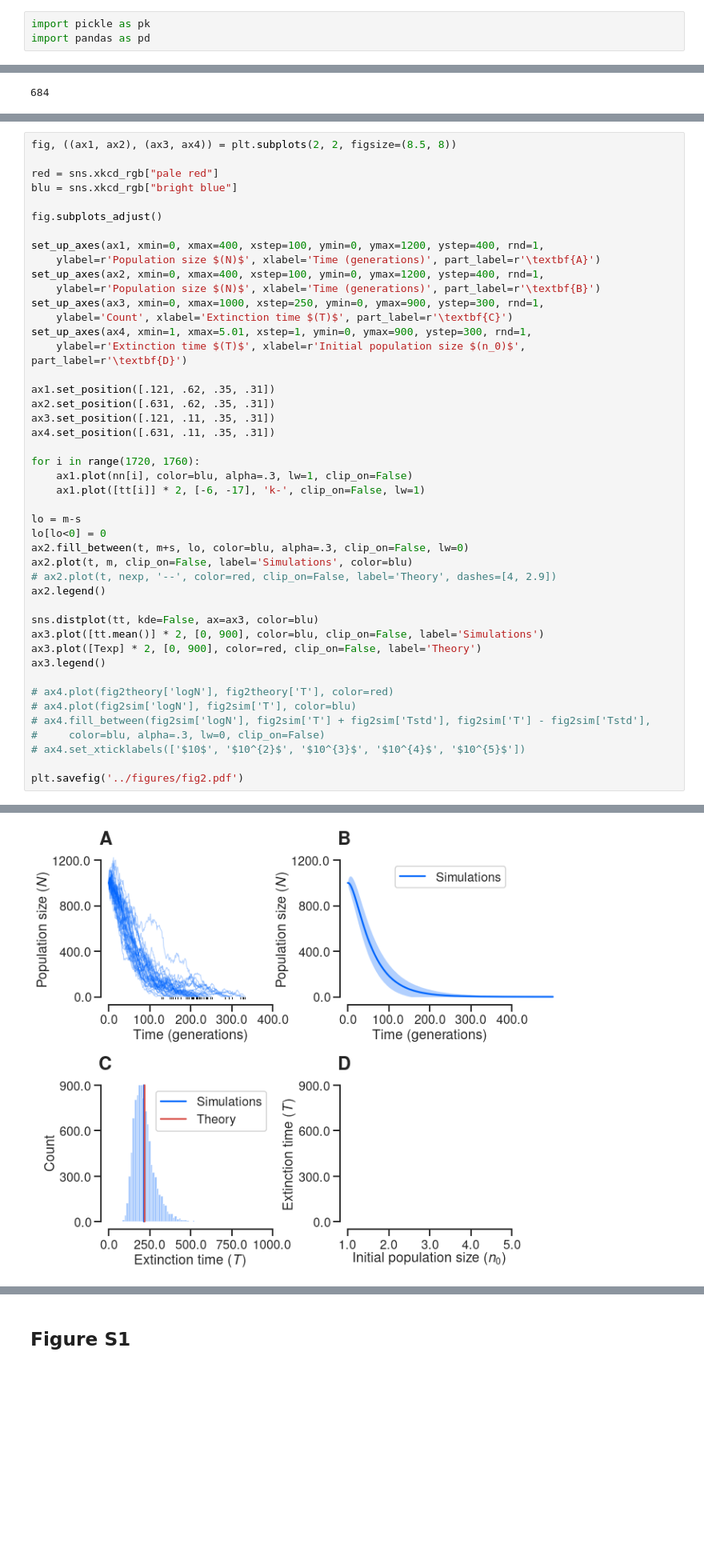
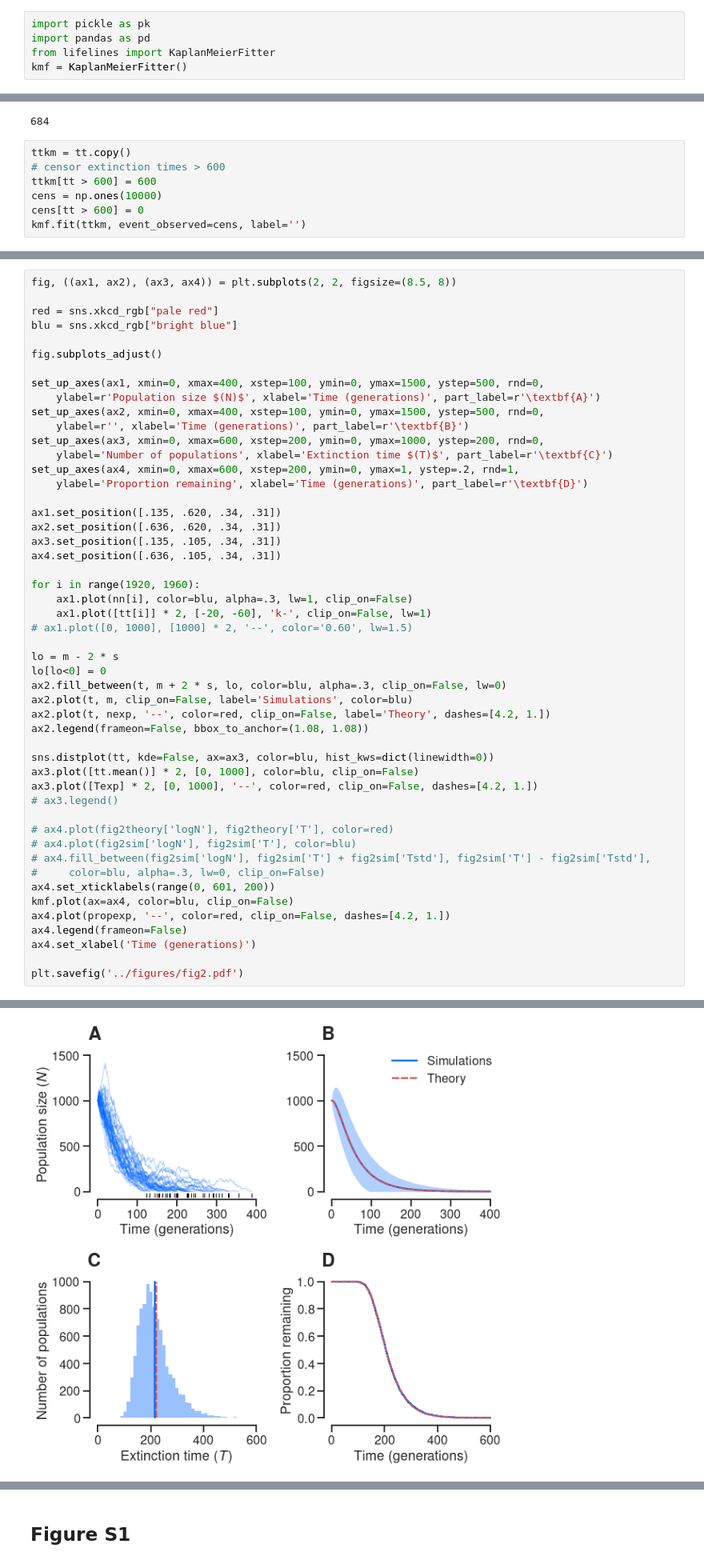
Before and after one commit to rbazev/doomed, a Jupyter notebook: python/fig2.ipynb, the cells around one changed output, grey strips where cells are left out. Shown at 80% size. Saved outputs shown, nothing was run; the diff lists cells and outputs as text; blank space fills up the shorter version.

```diff
--- a/python/fig2.ipynb
+++ b/python/fig2.ipynb
@@ -5,6 +5,8 @@ run doomed.py
 # %%
 import pickle as pk
 import pandas as pd
+from lifelines import KaplanMeierFitter
+kmf = KaplanMeierFitter()
 # %% [markdown]
 ## **(A–C)** Population dynamics and extinction time
 
@@ -114,3 +116,10 @@ s = nmat.std(axis=1, ddof=1)[:tmax]
 tt.max()
 # %% [output]
 684
+# %%
+ttkm = tt.copy()
+# censor extinction times > 600
+ttkm[tt > 600] = 600
+cens = np.ones(10000)
+cens[tt > 600] = 0
+kmf.fit(ttkm, event_observed=cens, label='')
@@ -122,41 +133,46 @@ blu = sns.xkcd_rgb["bright blue"]
 
 fig.subplots_adjust()
 
-set_up_axes(ax1, xmin=0, xmax=400, xstep=100, ymin=0, ymax=1200, ystep=400, rnd=1,
+set_up_axes(ax1, xmin=0, xmax=400, xstep=100, ymin=0, ymax=1500, ystep=500, rnd=0,
     ylabel=r'Population size $(N)$', xlabel='Time (generations)', part_label=r'\textbf{A}')
-set_up_axes(ax2, xmin=0, xmax=400, xstep=100, ymin=0, ymax=1200, ystep=400, rnd=1,
-    ylabel=r'Population size $(N)$', xlabel='Time (generations)', part_label=r'\textbf{B}')
-set_up_axes(ax3, xmin=0, xmax=1000, xstep=250, ymin=0, ymax=900, ystep=300, rnd=1,
-    ylabel='Count', xlabel='Extinction time $(T)$', part_label=r'\textbf{C}')
-set_up_axes(ax4, xmin=1, xmax=5.01, xstep=1, ymin=0, ymax=900, ystep=300, rnd=1,
-    ylabel=r'Extinction time $(T)$', xlabel=r'Initial population size $(n_0)$', part_label=r'\textbf{D}')
+set_up_axes(ax2, xmin=0, xmax=400, xstep=100, ymin=0, ymax=1500, ystep=500, rnd=0,
+    ylabel=r'', xlabel='Time (generations)', part_label=r'\textbf{B}')
+set_up_axes(ax3, xmin=0, xmax=600, xstep=200, ymin=0, ymax=1000, ystep=200, rnd=0,
+    ylabel='Number of populations', xlabel='Extinction time $(T)$', part_label=r'\textbf{C}')
+set_up_axes(ax4, xmin=0, xmax=600, xstep=200, ymin=0, ymax=1, ystep=.2, rnd=1,
+    ylabel='Proportion remaining', xlabel='Time (generations)', part_label=r'\textbf{D}')
 
-ax1.set_position([.121, .62, .35, .31])
-ax2.set_position([.631, .62, .35, .31])
-ax3.set_position([.121, .11, .35, .31])
-ax4.set_position([.631, .11, .35, .31])
+ax1.set_position([.135, .620, .34, .31])
+ax2.set_position([.636, .620, .34, .31])
+ax3.set_position([.135, .105, .34, .31])
+ax4.set_position([.636, .105, .34, .31])
 
-for i in range(1720, 1760):
+for i in range(1920, 1960):
     ax1.plot(nn[i], color=blu, alpha=.3, lw=1, clip_on=False)
-    ax1.plot([tt[i]] * 2, [-6, -17], 'k-', clip_on=False, lw=1)
+    ax1.plot([tt[i]] * 2, [-20, -60], 'k-', clip_on=False, lw=1)
+# ax1.plot([0, 1000], [1000] * 2, '--', color='0.60', lw=1.5)
 
-lo = m-s
+lo = m - 2 * s
 lo[lo<0] = 0
-ax2.fill_between(t, m+s, lo, color=blu, alpha=.3, clip_on=False, lw=0)
+ax2.fill_between(t, m + 2 * s, lo, color=blu, alpha=.3, clip_on=False, lw=0)
 ax2.plot(t, m, clip_on=False, label='Simulations', color=blu)
-# ax2.plot(t, nexp, '--', color=red, clip_on=False, label='Theory', dashes=[4, 2.9])
-ax2.legend()
+ax2.plot(t, nexp, '--', color=red, clip_on=False, label='Theory', dashes=[4.2, 1.])
+ax2.legend(frameon=False, bbox_to_anchor=(1.08, 1.08))
 
-sns.distplot(tt, kde=False, ax=ax3, color=blu)
-ax3.plot([tt.mean()] * 2, [0, 900], color=blu, clip_on=False, label='Simulations')
-ax3.plot([Texp] * 2, [0, 900], color=red, clip_on=False, label='Theory')
-ax3.legend()
+sns.distplot(tt, kde=False, ax=ax3, color=blu, hist_kws=dict(linewidth=0))
+ax3.plot([tt.mean()] * 2, [0, 1000], color=blu, clip_on=False)
+ax3.plot([Texp] * 2, [0, 1000], '--', color=red, clip_on=False, dashes=[4.2, 1.])
+# ax3.legend()
 
 # ax4.plot(fig2theory['logN'], fig2theory['T'], color=red)
 # ax4.plot(fig2sim['logN'], fig2sim['T'], color=blu)
 # ax4.fill_between(fig2sim['logN'], fig2sim['T'] + fig2sim['Tstd'], fig2sim['T'] - fig2sim['Tstd'],
 #     color=blu, alpha=.3, lw=0, clip_on=False)
-# ax4.set_xticklabels(['$10$', '$10^{2}$', '$10^{3}$', '$10^{4}$', '$10^{5}$'])
+ax4.set_xticklabels(range(0, 601, 200))
+kmf.plot(ax=ax4, color=blu, clip_on=False)
+ax4.plot(propexp, '--', color=red, clip_on=False, dashes=[4.2, 1.])
+ax4.legend(frameon=False)
+ax4.set_xlabel('Time (generations)')
 
 plt.savefig('../figures/fig2.pdf')
 # %% [output]
@@ -163 +180 @@ plt.savefig('../figures/fig2.pdf')
-[figure, old version]
+[figure, new version]
```
Also changed, not shown: parts of 7 cells of this notebook, 2 other files.
